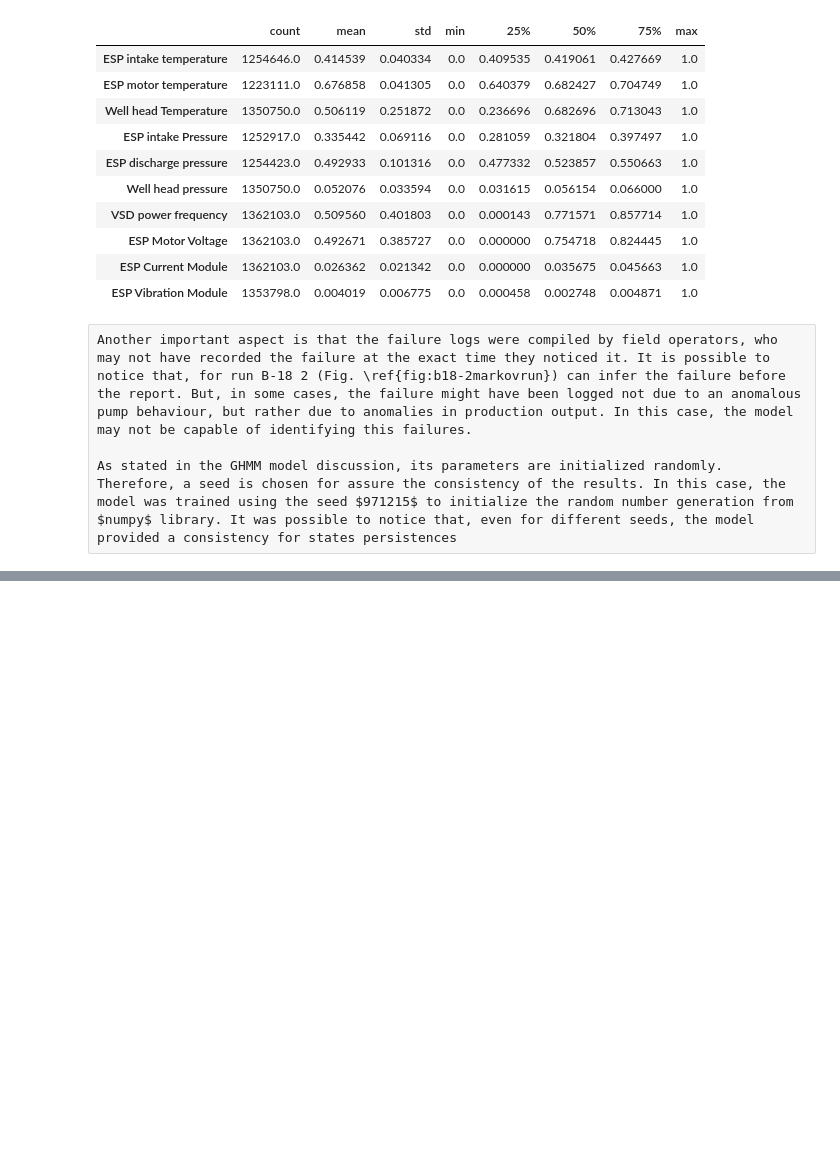
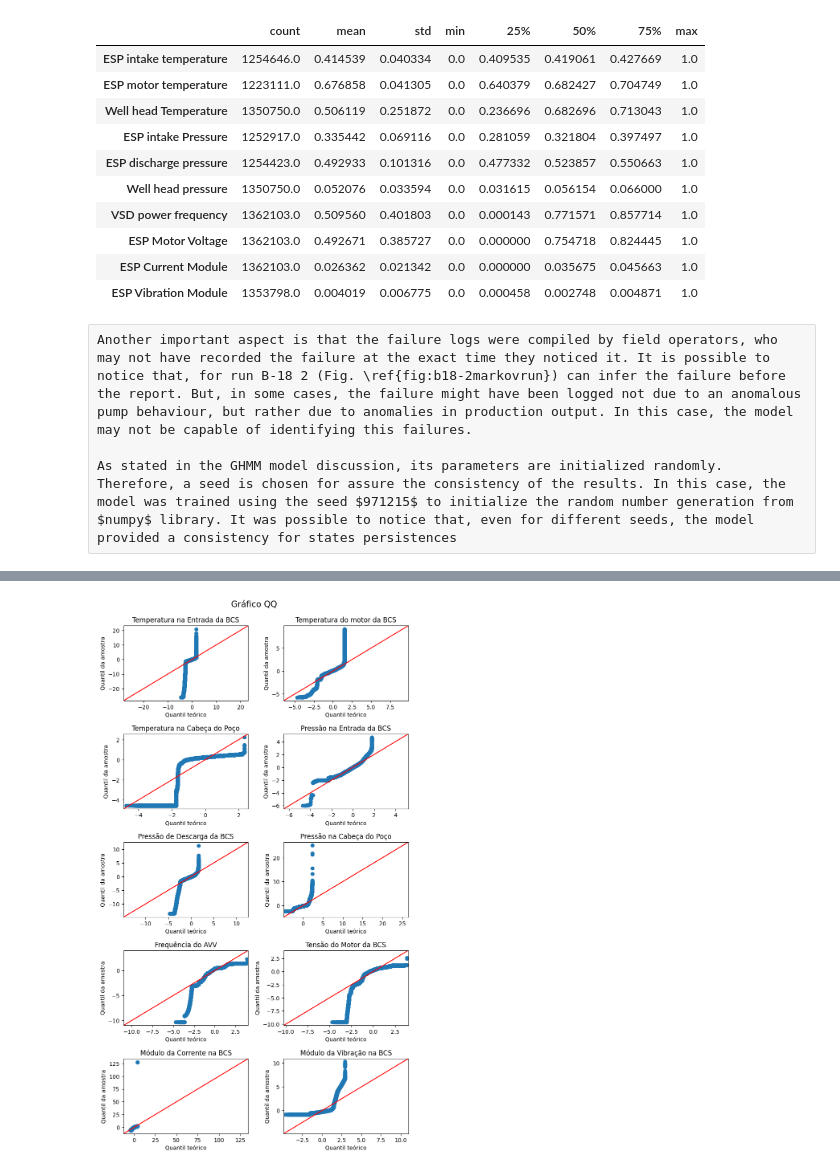
Before and after one commit to RL2-SP3/LISSA, a Jupyter notebook: examples/pump_data_cleaning.ipynb, the cells around one changed output, grey strips where cells are left out. Drawn from its saved outputs; the diff is of its cells as text; code cells hidden in the pictures; blank space fills up the shorter version.

```diff
--- a/examples/pump_data_cleaning.ipynb
+++ b/examples/pump_data_cleaning.ipynb
@@ -416,7 +418,9 @@ plt.close()
 # %%
-fig, axs = li.QQPlots(Z,Headers,lineType="45",english=False, titleFontsize=20,ydist=0.99,figSizeSt=(20,10),generalFontSize=12, title="Gráfico QQ")
+fig, axs = li.QQPlots(Z,Headers,lineType="45",english=False, titleFontsize=15,ydist=0.99,figSizeSt=(8,14),generalFontSize=10, title="Gráfico QQ",layout=(5,2))
 fig.savefig("../imagens_gerais/QQplot_pt",bbox_inches='tight')
 plt.close()
+# %% [output]
+[figure, added]
 # %%
 # x = totalData.loc[totalData["Well_down"]==0][Headers].apply(np.log1p).abs()
 
```
Also changed, not shown: parts of 1 cell of this notebook, 1 other file.
